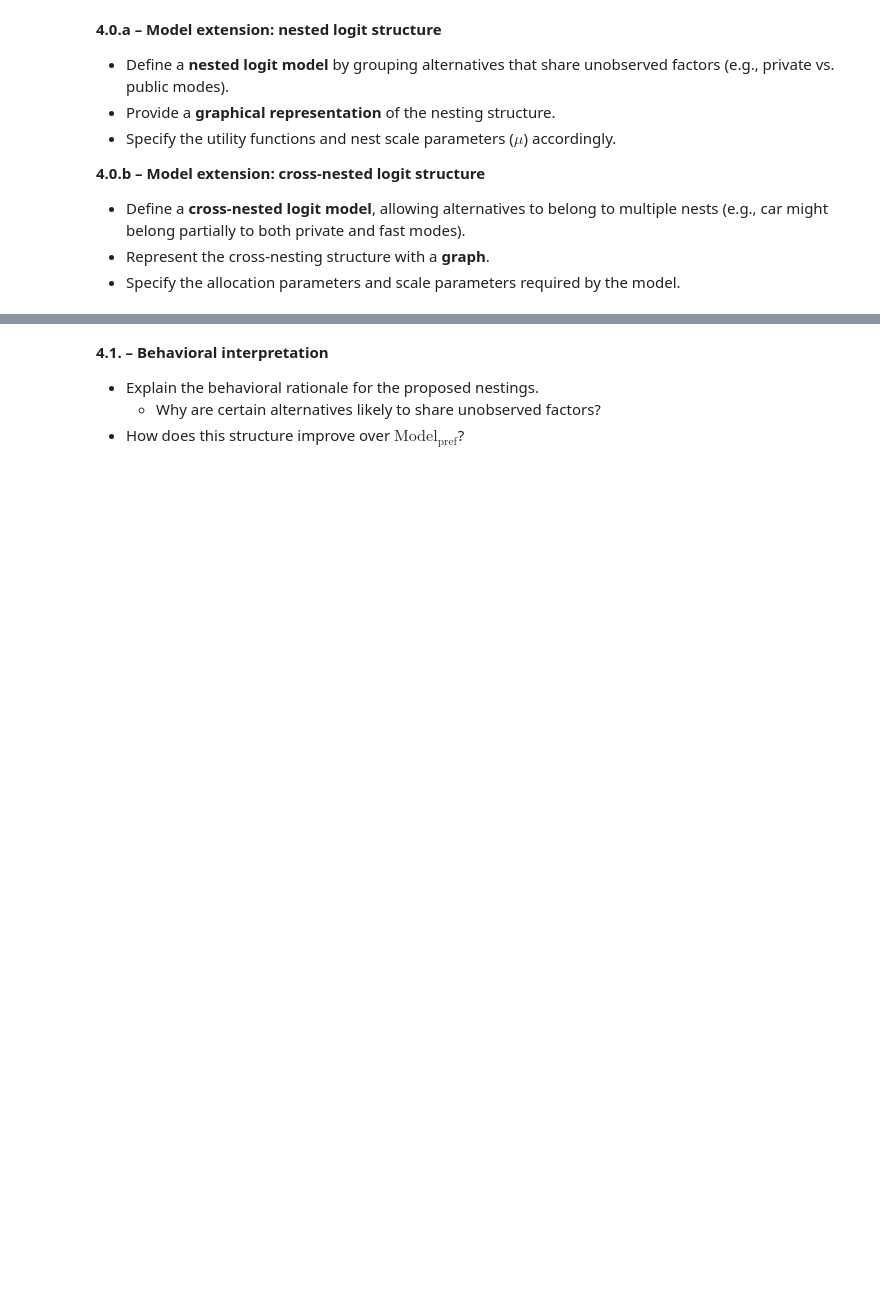
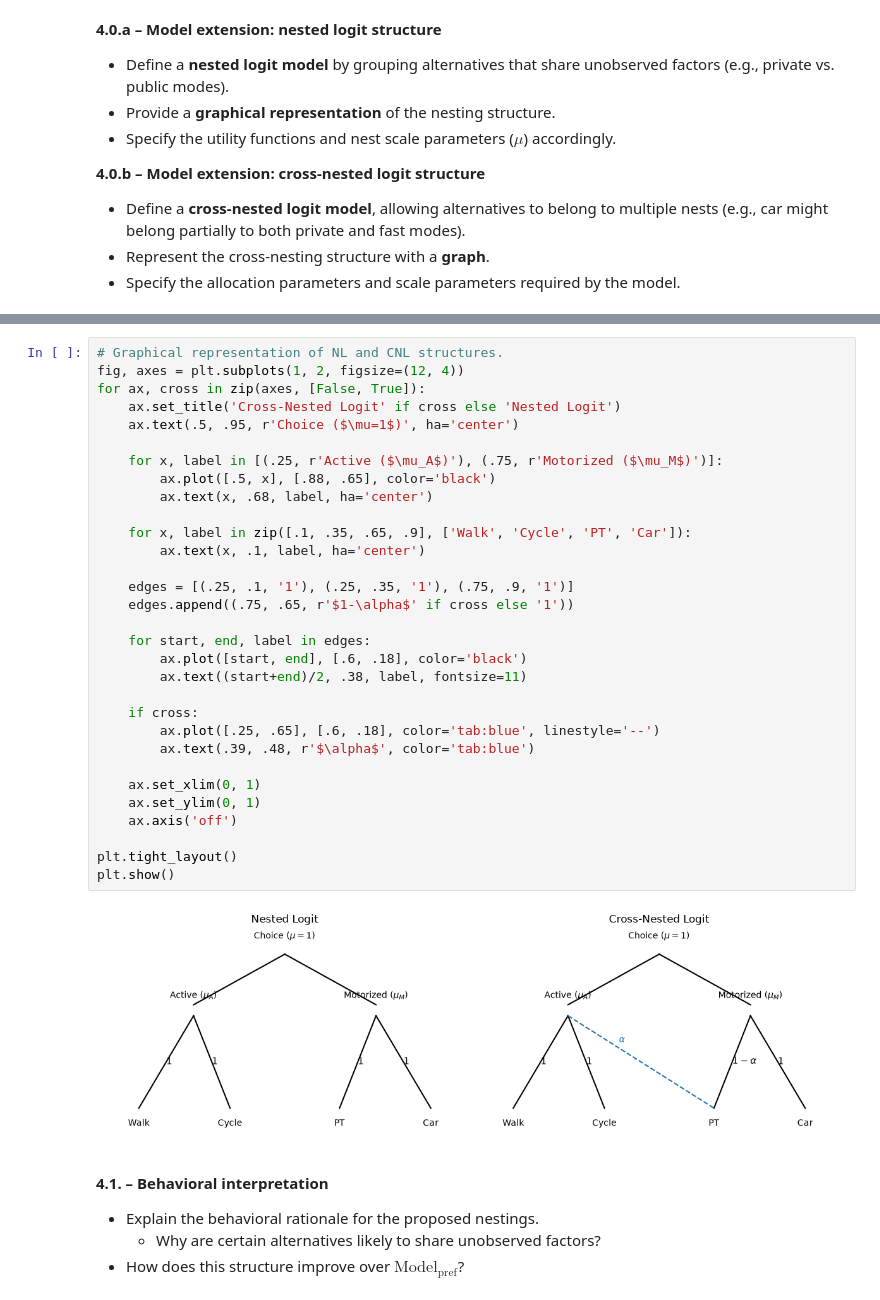
Before and after one commit to doran2728/Math463Group25, a Jupyter notebook: assignment.ipynb, the cells around one changed output, grey strips where cells are left out. Cells and saved outputs as stored; diff of their text form; blank space fills up the shorter version.

```diff
--- a/assignment.ipynb
+++ b/assignment.ipynb
@@ -964,3 +1187,36 @@ Using $\text{Model}_\text{pref}$ as the base model, propose and test both a **ne
+# %%
+# Graphical representation of NL and CNL structures.
+fig, axes = plt.subplots(1, 2, figsize=(12, 4))
+for ax, cross in zip(axes, [False, True]):
+    ax.set_title('Cross-Nested Logit' if cross else 'Nested Logit')
+    ax.text(.5, .95, r'Choice ($\mu=1$)', ha='center')
+
+    for x, label in [(.25, r'Active ($\mu_A$)'), (.75, r'Motorized ($\mu_M$)')]:
+        ax.plot([.5, x], [.88, .65], color='black')
+        ax.text(x, .68, label, ha='center')
+
+    for x, label in zip([.1, .35, .65, .9], ['Walk', 'Cycle', 'PT', 'Car']):
+        ax.text(x, .1, label, ha='center')
+
+    edges = [(.25, .1, '1'), (.25, .35, '1'), (.75, .9, '1')]
+    edges.append((.75, .65, r'$1-\alpha$' if cross else '1'))
+
+    for start, end, label in edges:
+        ax.plot([start, end], [.6, .18], color='black')
+        ax.text((start+end)/2, .38, label, fontsize=11)
+
+    if cross:
+        ax.plot([.25, .65], [.6, .18], color='tab:blue', linestyle='--')
+        ax.text(.39, .48, r'$\alpha$', color='tab:blue')
+
+    ax.set_xlim(0, 1)
+    ax.set_ylim(0, 1)
+    ax.axis('off')
+
+plt.tight_layout()
+plt.show()
+# %% [output]
+[figure, added]
 # %% [markdown]
 **4.1. – Behavioral interpretation**
 - Explain the behavioral rationale for the proposed nestings.
```
Also changed, not shown: parts of 21 cells of this notebook.
